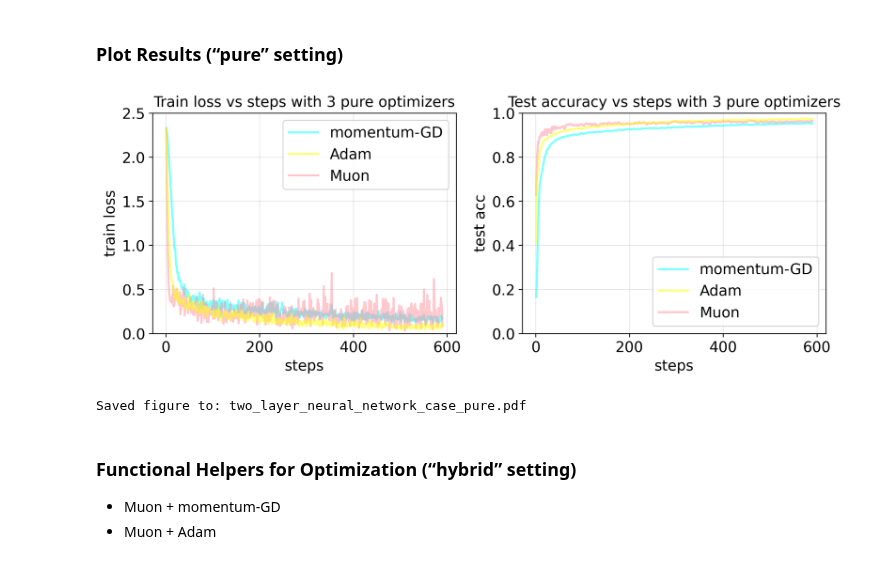
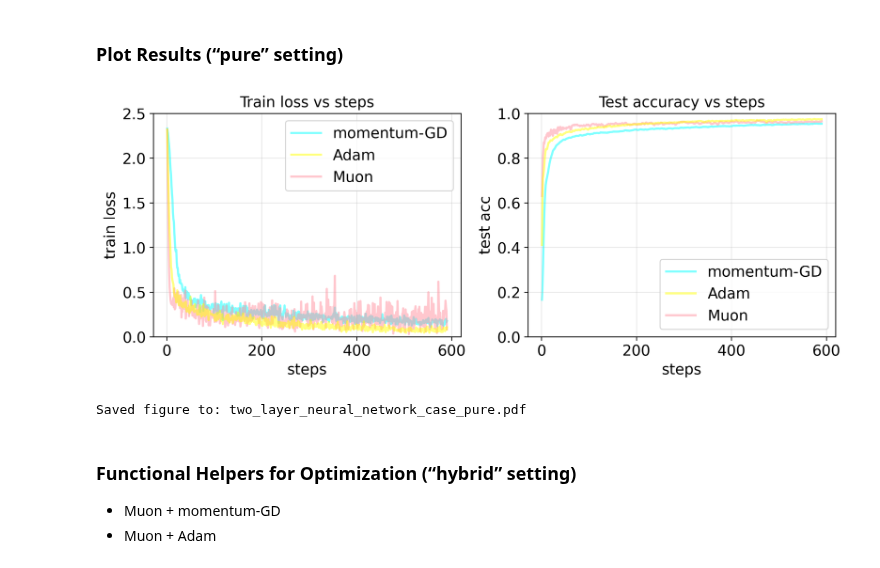
Before and after one commit to MOFA-LAB/River-Valley-Muon, a Jupyter notebook: Matrix Experiments/two_layer_neural_network_case.ipynb, the cells around one changed output. Saved outputs shown, nothing was run; the diff lists cells and outputs as text; code cells hidden in the pictures.

```diff
--- a/Matrix Experiments/two_layer_neural_network_case.ipynb
+++ b/Matrix Experiments/two_layer_neural_network_case.ipynb
@@ -438,39 +438,41 @@ ax0.plot(history3["train_step"], history3["train_loss"],
 #             color='#4B0082', linestyle='--', linewidth=2, alpha=0.7)
 # ax0.axvline(args.switch_muon_to_adam,  # proposed Muon->Adam switch time
 #             color='#800080', linestyle='--', linewidth=2, alpha=0.7)
-ax0.set_title("Train loss vs steps with 3 pure optimizers", fontsize=14)
+ax0.set_title("Train loss vs steps", fontsize=14)
+#ax0.set_title("Train loss vs steps with 3 pure optimizers", fontsize=14)
 ax0.set_xlabel("steps", fontsize=14)
 ax0.set_ylabel("train loss", fontsize=14)
 ax0.set_ylim(0.0, 2.5)
 ax0.legend(loc="upper right", frameon=True, fontsize=14)
 ax0.tick_params(axis='both', labelsize=14)
 ax0.grid(True, alpha=0.3)
 
 # right: test acc vs steps, we find muon increases in accuracy the most
 ax1.plot(history1["test_step"], history1["test_acc"],
          linewidth=2.0, color="#00ffff", alpha=0.5, label="momentum-GD", zorder=1)
 ax1.plot(history2["test_step"], history2["test_acc"],
          linewidth=2.0, color="#ffff00", alpha=0.5, label="Adam", zorder=3)
 ax1.plot(history3["test_step"], history3["test_acc"],
          linewidth=2.0, color="#ff919e", alpha=0.5, label="Muon", zorder=2)
 # ax1.axvline(args.switch_muon_to_m_gd,  # proposed Muon->momentum-GD switch time
 #             color='#4B0082', linestyle='--', linewidth=2, alpha=0.7)
 # ax1.axvline(args.switch_muon_to_adam,  # proposed Muon->Adam switch time
 #             color='#800080', linestyle='--', linewidth=2, alpha=0.7)
-ax1.set_title("Test accuracy vs steps with 3 pure optimizers", fontsize=14)
+ax1.set_title("Test accuracy vs steps", fontsize=14)
+#ax1.set_title("Test accuracy vs steps with 3 pure optimizers", fontsize=14)
 ax1.set_xlabel("steps", fontsize=14)
 ax1.set_ylabel("test acc", fontsize=14)
 ax1.set_ylim(0.0, 1.0)
 ax1.legend(loc="lower right", frameon=True, fontsize=14)
 ax1.tick_params(axis='both', labelsize=14)
 ax1.grid(True, alpha=0.3)
 
 fig.tight_layout()
 plt.show()
 fig.savefig("two_layer_neural_network_case_pure.pdf", dpi=300, format="pdf", bbox_inches="tight")
 print(f"Saved figure to: two_layer_neural_network_case_pure.pdf")
 # %% [output]
-[figure, old version]
+[figure, new version]
 Saved figure to: two_layer_neural_network_case_pure.pdf
 # %% [markdown]
 ### Functional Helpers for Optimization (“hybrid” setting)
```
Also changed, not shown: 4 other files.
